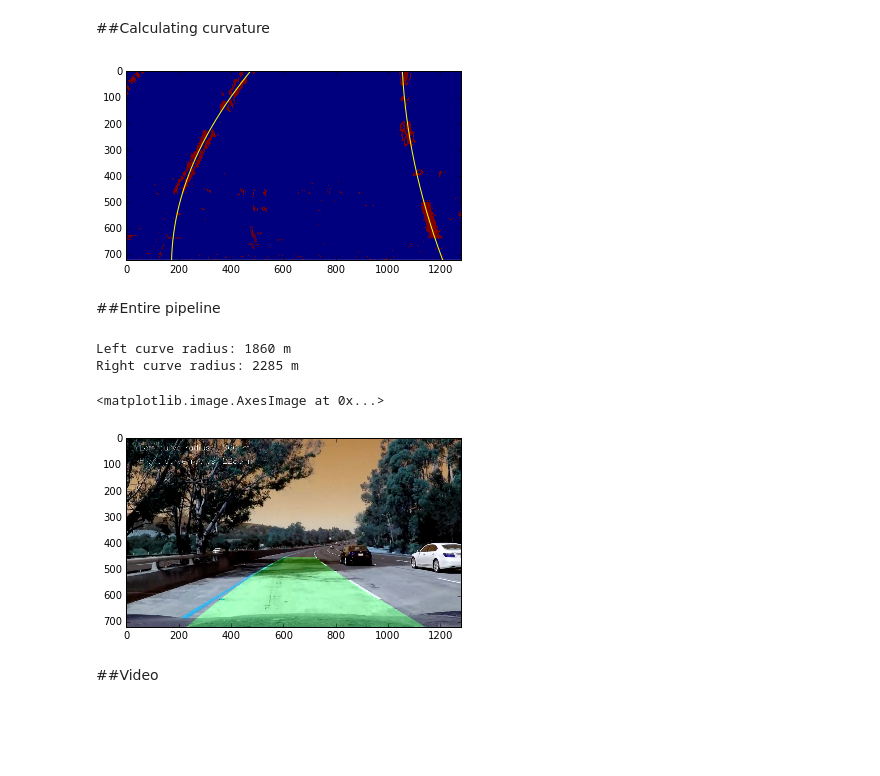
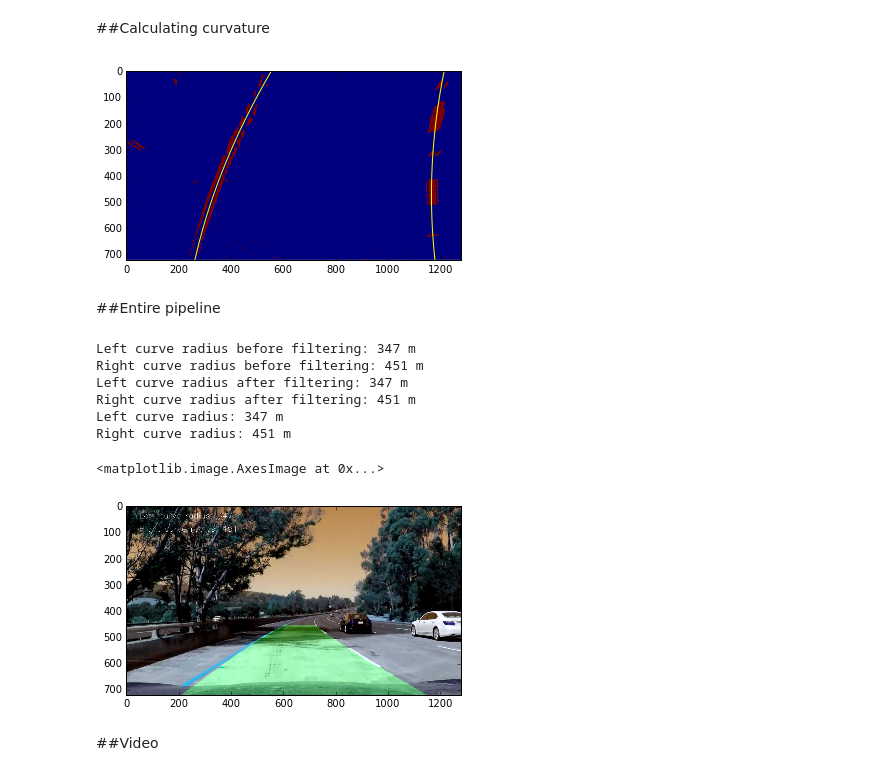
Before and after one commit to AlexanderKim/CarND-Advanced-Lane-Lines, a Jupyter notebook: Advanced Lane Finding.ipynb, the cells around one changed output. Drawn from its saved outputs; the diff is of its cells as text; code cells hidden in the pictures; blank space fills up the shorter version.

```diff
--- a/Advanced Lane Finding.ipynb
+++ b/Advanced Lane Finding.ipynb
@@ -111,7 +112,7 @@ def region_of_interest_coords(shape):
 # %%
 def dst_coords(shape):
     width, height = shape[1], shape[0]
-    offset = 0
+    offset = width * 0.07
 
     return np.float32([
         [offset, 0], [width - offset, 0],
@@ -135,7 +136,7 @@ calibration_parameters = pickle.load( open('./calibration.p', 'rb' ) )
 mtx = calibration_parameters['mtx']
 dist = calibration_parameters['dist']
 
-lanes_image = cv2.imread('./test_images/test5.jpg')
+lanes_image = cv2.imread('./test_images/test6.jpg')
 undistorted = cv2.undistort(lanes_image, mtx, dist, None, mtx)
 gray = cv2.cvtColor(undistorted, cv2.COLOR_BGR2GRAY)
 
@@ -172,8 +173,8 @@ def color_transformation(img):
     gray = cv2.cvtColor(img, cv2.COLOR_RGB2GRAY)
 
     # Sobel x
-    # sobelx = cv2.Sobel(gray, cv2.CV_64F, 1, 0) # Take the derivative in x
-    sobelx = cv2.Sobel(s_channel, cv2.CV_64F, 1, 0) # Take the derivative in x
+    sobelx = cv2.Sobel(gray, cv2.CV_64F, 1, 0) # Take the derivative in x
+    # sobelx = cv2.Sobel(s_channel, cv2.CV_64F, 1, 0) # Take the derivative in x
     abs_sobelx = np.absolute(sobelx) # Absolute x derivative to accentuate lines away from horizontal
     scaled_sobel = np.uint8(255*abs_sobelx/np.max(abs_sobelx))
 
@@ -285,36 +286,37 @@ def polyfit(binary_warped, xm_per_pix=1, ym_per_pix=1):
     righty = nonzeroy[right_lane_inds]
 
     # Fit a second order polynomial to each
-    # left_fit = np.polyfit(lefty * ym_per_pix, leftx * xm_per_pix, 2)
-    # right_fit = np.polyfit(righty * ym_per_pix, rightx * xm_per_pix, 2)
 
     left_fit = np.polyfit(lefty, leftx, 2)
     right_fit = np.polyfit(righty, rightx, 2)
 
-    return left_fit, right_fit
+    left_fit_m = np.polyfit(lefty * ym_per_pix, leftx * xm_per_pix, 2)
+    right_fit_m = np.polyfit(righty * ym_per_pix, rightx * xm_per_pix, 2)
+
+    return left_fit, right_fit, left_fit_m, right_fit_m
 # %% [markdown]
 ##Calculating curvature
 # %%
-left_fit, right_fit = polyfit(combined_binary, xm_per_pix=3.7/700, ym_per_pix=30/720)
+left_fit, right_fit, left_fit_m, right_fit_m = polyfit(combined_binary, xm_per_pix=3.7/700, ym_per_pix=30/720)
 
 def plot_fit(left_fit, right_fit, combined_binary):
     # Generate x and y values for plotting
     ploty = np.linspace(0, combined_binary.shape[0]-1, combined_binary.shape[0] )
     left_fitx = left_fit[0]*ploty**2 + left_fit[1]*ploty + left_fit[2]
     right_fitx = right_fit[0]*ploty**2 + right_fit[1]*ploty + right_fit[2]
 
     # out_img[nonzeroy[left_lane_inds], nonzerox[left_lane_inds]] = [255, 0, 0]
     # out_img[nonzeroy[right_lane_inds], nonzerox[right_lane_inds]] = [0, 0, 255]
     plt.imshow(combined_binary)
     plt.plot(left_fitx, ploty, color='yellow')
     plt.plot(right_fitx, ploty, color='yellow')
     plt.xlim(0, 1280)
     plt.ylim(720, 0)
 
 plot_fit(left_fit, right_fit, combined_binary)
 
 ym_per_pix = 30/720 # meters per pixel in y dimension
 xm_per_pix = 3.7/700 # meters per pixel in x dimension
 # %% [output]
-[figure, old version]
+[figure, new version]
 # %%
@@ -345,11 +348,11 @@ def detect_lanes(img):
 
     color_binary, combined_binary = color_transformation(warped)
 
-    left_fit, right_fit = polyfit(combined_binary, xm_per_pix=3.7/700, ym_per_pix=30/720)
+    left_fit, right_fit, left_fit_m, right_fit_m = polyfit(combined_binary, xm_per_pix=3.7/700, ym_per_pix=30/720)
 
     ploty = np.linspace(0, img.shape[0] - 1, img.shape[0])
     y_eval = np.max(ploty)
-    left_curverad, right_curverad = curvature_radius(y_eval, left_fit, right_fit, xm_per_pix=3.7/700, ym_per_pix=30/720)
+    left_curverad, right_curverad = curvature_radius(y_eval, left_fit_m, right_fit_m, xm_per_pix=3.7/700, ym_per_pix=30/720)
 
     return left_fit, right_fit, left_curverad, right_curverad
 
@@ -388,6 +391,9 @@ class Buf(object):
     def append(self, item):
         self.buf = np.insert(self.buf[:-1], 0, item, axis=0)
 
+    def filter(self):
+        filtered_buf = self.buf[abs(self.buf - np.mean(self.buf)) < 5 * np.std(self.buf)]
+
 class Bufs(object):
     def __init__(self, length):
         self.bufs = None
@@ -407,31 +413,49 @@ class Bufs(object):
             for buf in self.bufs
         ]
 
-bufs = Bufs(50)
+    def filter(self):
+        for buf in self.bufs:
+            buf.filter()
+
+bufs = Bufs(25)
 def video_pipeline(img):
     left_fit, right_fit, left_curverad, right_curverad = detect_lanes(img)
-    bufs.append([
-        left_fit[0], left_fit[1], left_fit[2],
-        right_fit[0], right_fit[1], right_fit[2],
-        left_curverad,
-        right_curverad
-    ])
+
+    if left_curverad / right_curverad > 0.7 and left_curverad / right_curverad < 1.5:
+        bufs.append([
+            left_fit[0], left_fit[1], left_fit[2],
+            right_fit[0], right_fit[1], right_fit[2],
+            left_curverad,
+            right_curverad
+        ])
+
+    print('Left curve radius before filtering: {:.0f} m'.format(left_curverad))
+    print('Right curve radius before filtering: {:.0f} m'.format(right_curverad))
+
+    bufs.filter()
 
     [left_fit[0], left_fit[1], left_fit[2],
     right_fit[0], right_fit[1], right_fit[2],
     left_curverad,
     right_curverad] = bufs.average()
 
+    print('Left curve radius after filtering: {:.0f} m'.format(left_curverad))
+    print('Right curve radius after filtering: {:.0f} m'.format(right_curverad))
+
     res_image = draw_lanes(img, left_fit, right_fit, left_curverad, right_curverad)
     return res_image
 
 res_image = video_pipeline(cv2.imread('./test_images/test5.jpg'))
 plt.imshow(res_image)
 # %% [output]
-Left curve radius: 1860 m
-Right curve radius: 2285 m
+Left curve radius before filtering: 347 m
+Right curve radius before filtering: 451 m
+Left curve radius after filtering: 347 m
+Right curve radius after filtering: 451 m
+Left curve radius: 347 m
+Right curve radius: 451 m
 <matplotlib.image.AxesImage at 0x...>
-[figure, old version]
+[figure, new version]
 # %% [markdown]
 ##Video
 # %%
```
Also changed, not shown: parts of 6 cells of this notebook.
